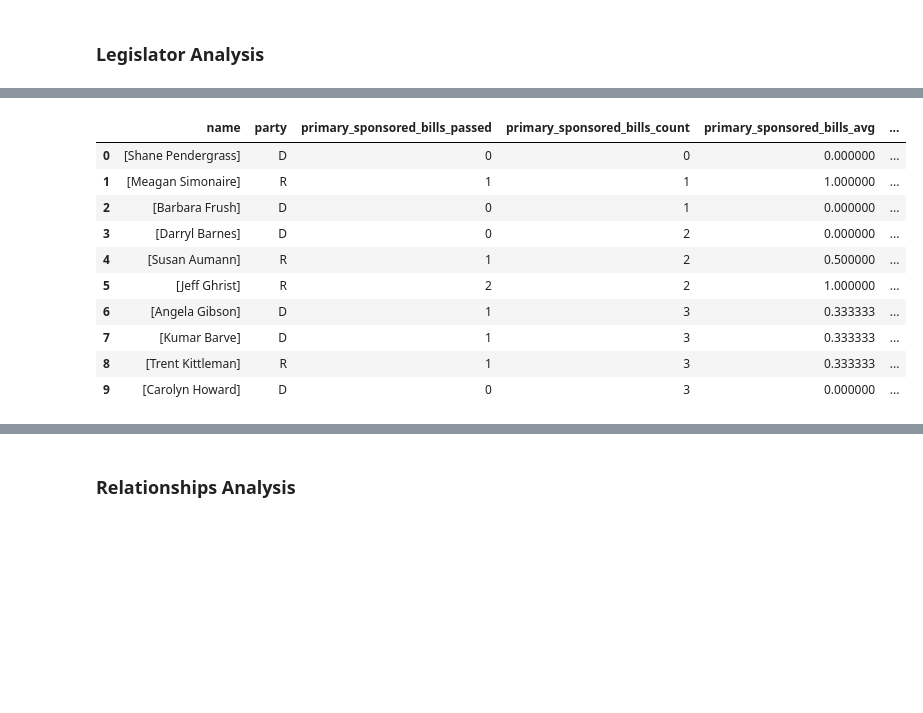
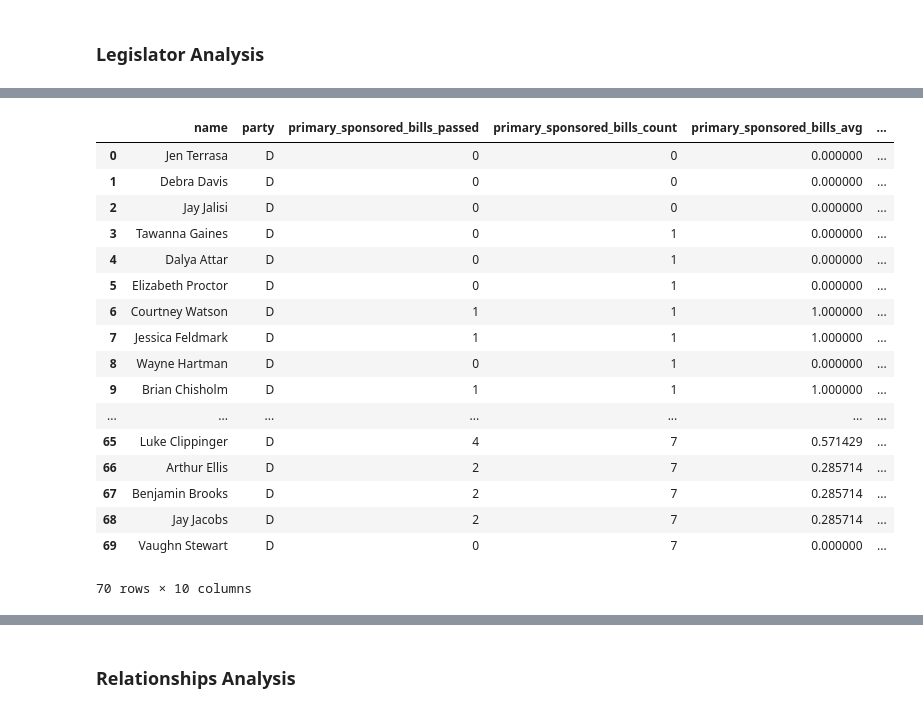
Before and after one commit to Capital-News-Service/maryland-bills-analysis, a Jupyter notebook: Analysis.ipynb, the cells around one changed output, grey strips where cells are left out. Drawn from its saved outputs; the diff is of its cells as text; code cells hidden in the pictures; blank space fills up the shorter version.

```diff
--- a/Analysis.ipynb
+++ b/Analysis.ipynb
@@ -21,15 +21,19 @@ def convertType(toConv, makeUpper):
 
     tcs = []
     for tc in toConv:
+        tc = tc.replace('[','')
+        tc = tc.replace(']','')
+        tc = tc.replace('{','')
+        tc = tc.replace('}','')
+        tc = tc.replace(' \'','')
+        tc = tc.replace('\'','')
+        tc = tc.replace('@','')
+        tc = tc.replace('-','')
+        tc = tc.replace('#','')
         chain = parts(tc)
 
         chain2 = []
         for c in chain:
-            c = c.strip('[')
-            c = c.strip(']')
-            c = c.strip(' \'')
-            c = c.strip('\'')
-            c = c.strip('@')
             chain2.append(c)
 
         #make uppercase if specified
@@ -57,13 +61,13 @@ def fixDF(df):
 # load in datasets
 # load dataset and fix all string fields
 
-bills = pd.read_csv("bills_2018.csv")
+bills = pd.read_csv("bills_2019.csv")
 bills = fixDF(bills)
 
-legislators = pd.read_csv("legislators.csv")
+legislators = pd.read_csv("legislators_2019.csv")
 legislators = fixDF(legislators)
 
-relationships = pd.read_csv("matrix.csv")
+relationships = pd.read_csv("matrix_2019.csv")
 relationships = fixDF(relationships)
 # %% [output]
 A value is trying to be set on a copy of a slice from a DataFrame.
@@ -104,11 +124,9 @@ print(list(legislators))
 # %%
 # Best Primary Bill AVG
 sm = legislators[["name","party","primary_sponsored_bills_passed","primary_sponsored_bills_count","primary_sponsored_bills_avg","co_sponsored_bills_avg","co_sponsored_bills_count", "co_sponsored_bills_passed", "committee_sponsor","people_id"]]
-sm = sm[sm['co_sponsored_bills_count'] > 1]
 sm = sm[sm['committee_sponsor'] != 1]
-sm = sm.sort_values(by=['primary_sponsored_bills_avg'], ascending=False).reset_index(drop=True)
-
+sm = sm.sort_values(by=['primary_sponsored_bills_avg', 'primary_sponsored_bills_count'], ascending=[False,False]).reset_index(drop=True)
 print("mean: " + str(np.mean(sm["primary_sponsored_bills_avg"])))
 print("median: " + str(np.median(sm["primary_sponsored_bills_avg"])))
-sm.head(20)
+sm.head(50)
 # %% [output]
@@ -169,0 +202,6 @@ median: 3.0
+# %%
+# least primary sponsors passed
+sm = sm.sort_values(by=['primary_sponsored_bills_passed'], ascending=[True]).reset_index(drop=True)
+print("mean: " + str(np.mean(sm["primary_sponsored_bills_passed"])))
+print("median: " + str(np.median(sm["primary_sponsored_bills_passed"])))
+sm.head(50)
@@ -190,19 +258,26 @@ median: 12.0
 # %%
 # least primary sponsors attempted
 sm = sm.sort_values(by=['primary_sponsored_bills_count'], ascending=[True]).reset_index(drop=True)
-sm.head(10)
+sm.head(70)
 # %% [output]
 |  | name | party | primary_sponsored_bills_passed | primary_sponsored_bills_count | primary_sponsored_bills_avg | ... |
-| 0 | [Shane Pendergrass] | D | 0 | 0 | 0.000000 | ... |
-| 1 | [Meagan Simonaire] | R | 1 | 1 | 1.000000 | ... |
-| 2 | [Barbara Frush] | D | 0 | 1 | 0.000000 | ... |
-| 3 | [Darryl Barnes] | D | 0 | 2 | 0.000000 | ... |
-| 4 | [Susan Aumann] | R | 1 | 2 | 0.500000 | ... |
-| 5 | [Jeff Ghrist] | R | 2 | 2 | 1.000000 | ... |
-| 6 | [Angela Gibson] | D | 1 | 3 | 0.333333 | ... |
-| 7 | [Kumar Barve] | D | 1 | 3 | 0.333333 | ... |
-| 8 | [Trent Kittleman] | R | 1 | 3 | 0.333333 | ... |
-| 9 | [Carolyn Howard] | D | 0 | 3 | 0.000000 | ... |
+| 0 | Jen Terrasa | D | 0 | 0 | 0.000000 | ... |
+| 1 | Debra Davis | D | 0 | 0 | 0.000000 | ... |
+| 2 | Jay Jalisi | D | 0 | 0 | 0.000000 | ... |
+| 3 | Tawanna Gaines | D | 0 | 1 | 0.000000 | ... |
+| 4 | Dalya Attar | D | 0 | 1 | 0.000000 | ... |
+| 5 | Elizabeth Proctor | D | 0 | 1 | 0.000000 | ... |
+| 6 | Courtney Watson | D | 1 | 1 | 1.000000 | ... |
+| 7 | Jessica Feldmark | D | 1 | 1 | 1.000000 | ... |
+| 8 | Wayne Hartman | D | 0 | 1 | 0.000000 | ... |
+| 9 | Brian Chisholm | D | 1 | 1 | 1.000000 | ... |
+| ... | ... | ... | ... | ... | ... | ... |
+| 65 | Luke Clippinger | D | 4 | 7 | 0.571429 | ... |
+| 66 | Arthur Ellis | D | 2 | 7 | 0.285714 | ... |
+| 67 | Benjamin Brooks | D | 2 | 7 | 0.285714 | ... |
+| 68 | Jay Jacobs | D | 2 | 7 | 0.285714 | ... |
+| 69 | Vaughn Stewart | D | 0 | 7 | 0.000000 | ... |
+70 rows × 10 columns
 # %%
 # most co sponsors passed
 sm = sm.sort_values(by=['co_sponsored_bills_passed'], ascending=[False]).reset_index(drop=True)
```
Also changed, not shown: parts of 24 cells of this notebook, 3 other files.
